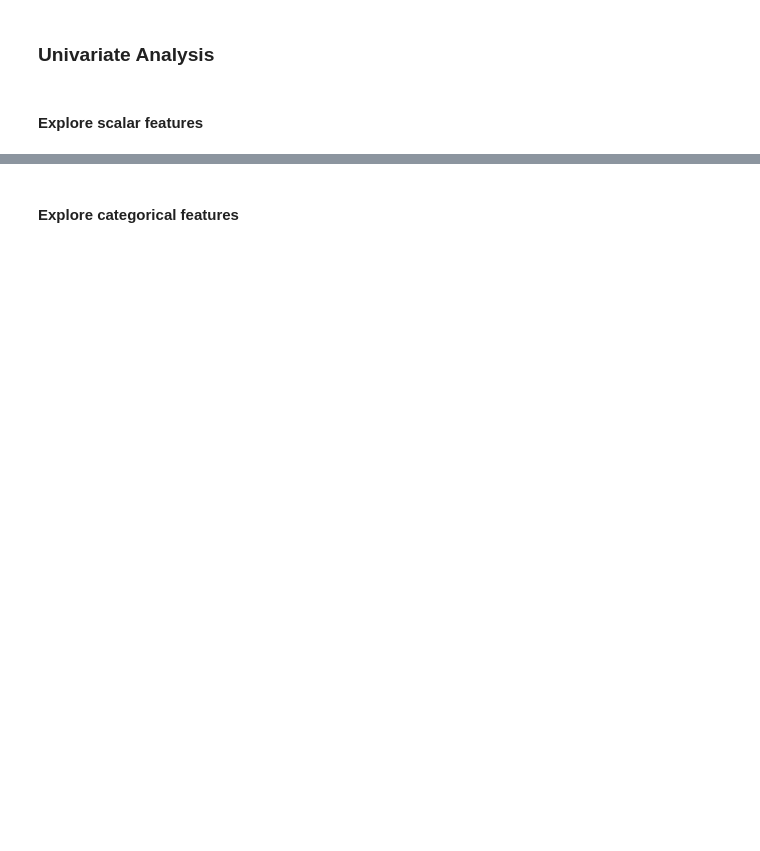
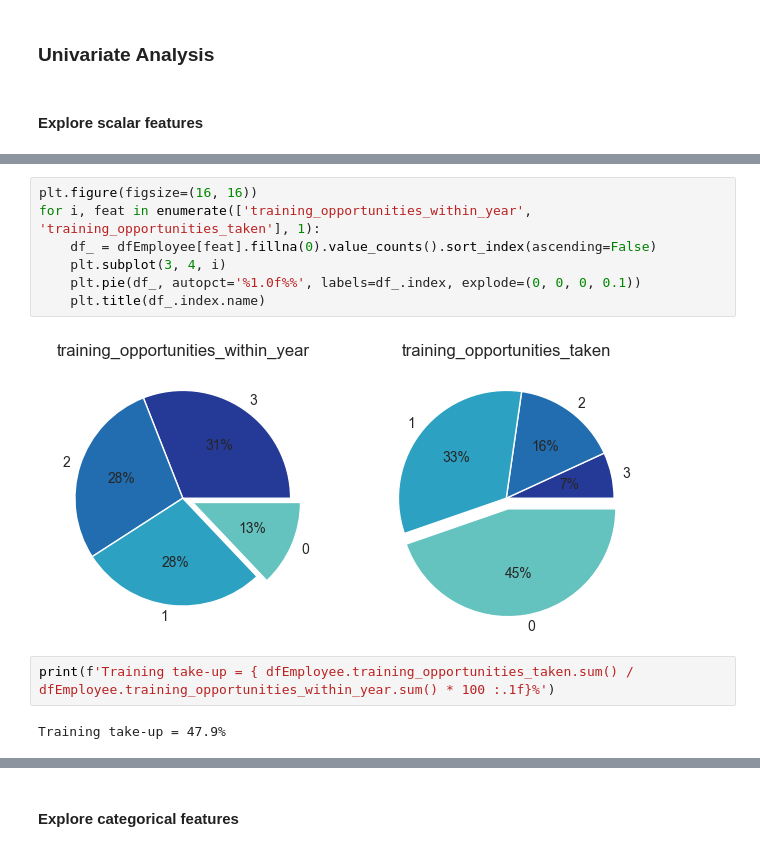
Before and after one commit to julrichkieffer/portfolio-data-science, a Jupyter notebook: 02 staff churn/notebook.ipynb, the cells around one changed output, grey strips where cells are left out. Drawn from its saved outputs; the diff is of its cells as text; blank space fills up the shorter version.

```diff
--- a/02 staff churn/notebook.ipynb
+++ b/02 staff churn/notebook.ipynb
@@ -1043,0 +994,13 @@ ManagerRating
+# %%
+plt.figure(figsize=(16, 16))
+for i, feat in enumerate(['training_opportunities_within_year', 'training_opportunities_taken'], 1):
+    df_ = dfEmployee[feat].fillna(0).value_counts().sort_index(ascending=False)
+    plt.subplot(3, 4, i)
+    plt.pie(df_, autopct='%1.0f%%', labels=df_.index, explode=(0, 0, 0, 0.1))
+    plt.title(df_.index.name)
+# %% [output]
+[figure, added]
+# %%
+print(f'Training take-up = { dfEmployee.training_opportunities_taken.sum() / dfEmployee.training_opportunities_within_year.sum() * 100 :.1f}%')
+# %% [output]
+Training take-up = 47.9%
```
Also changed, not shown: parts of 10 cells of this notebook.
